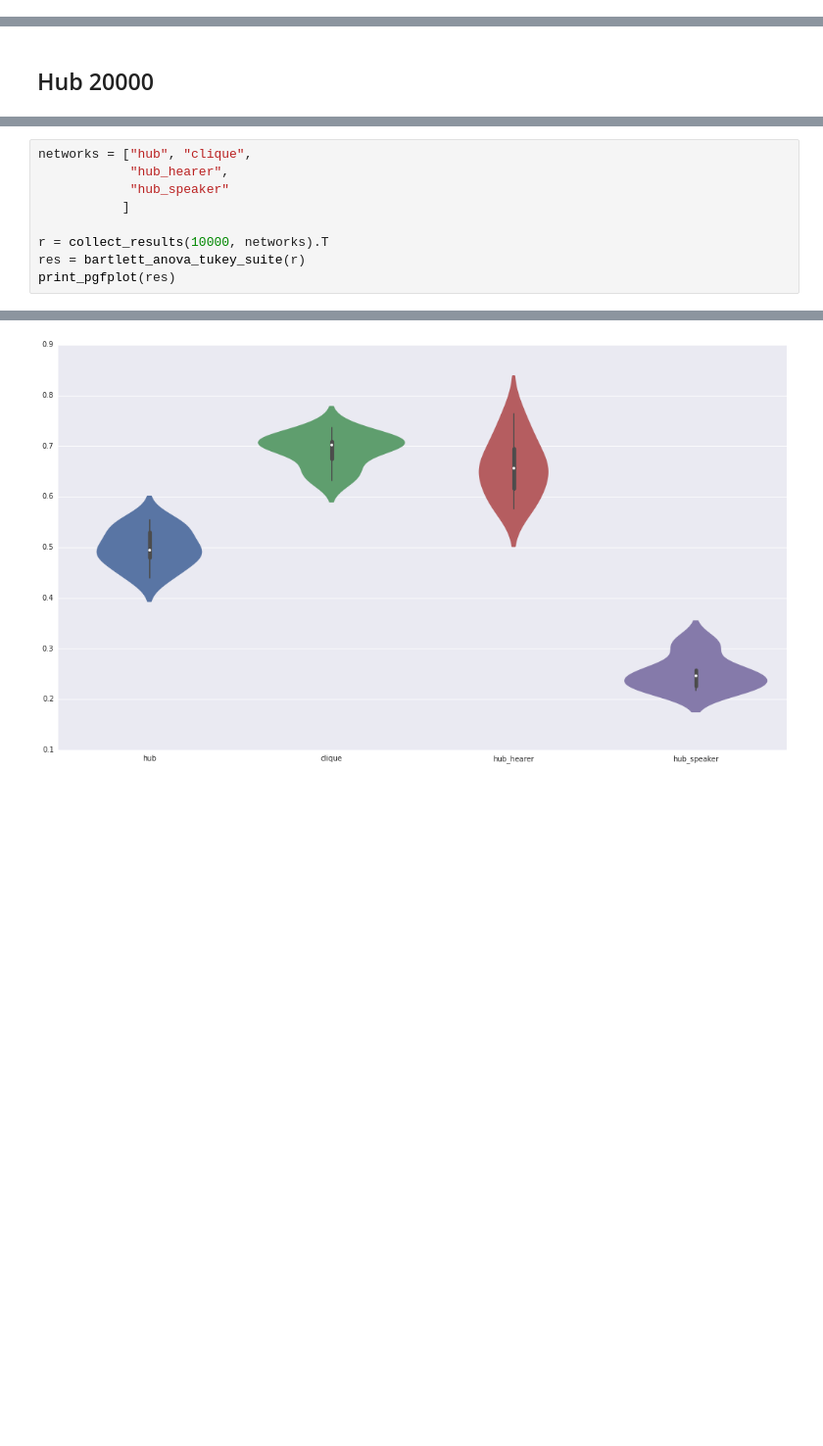
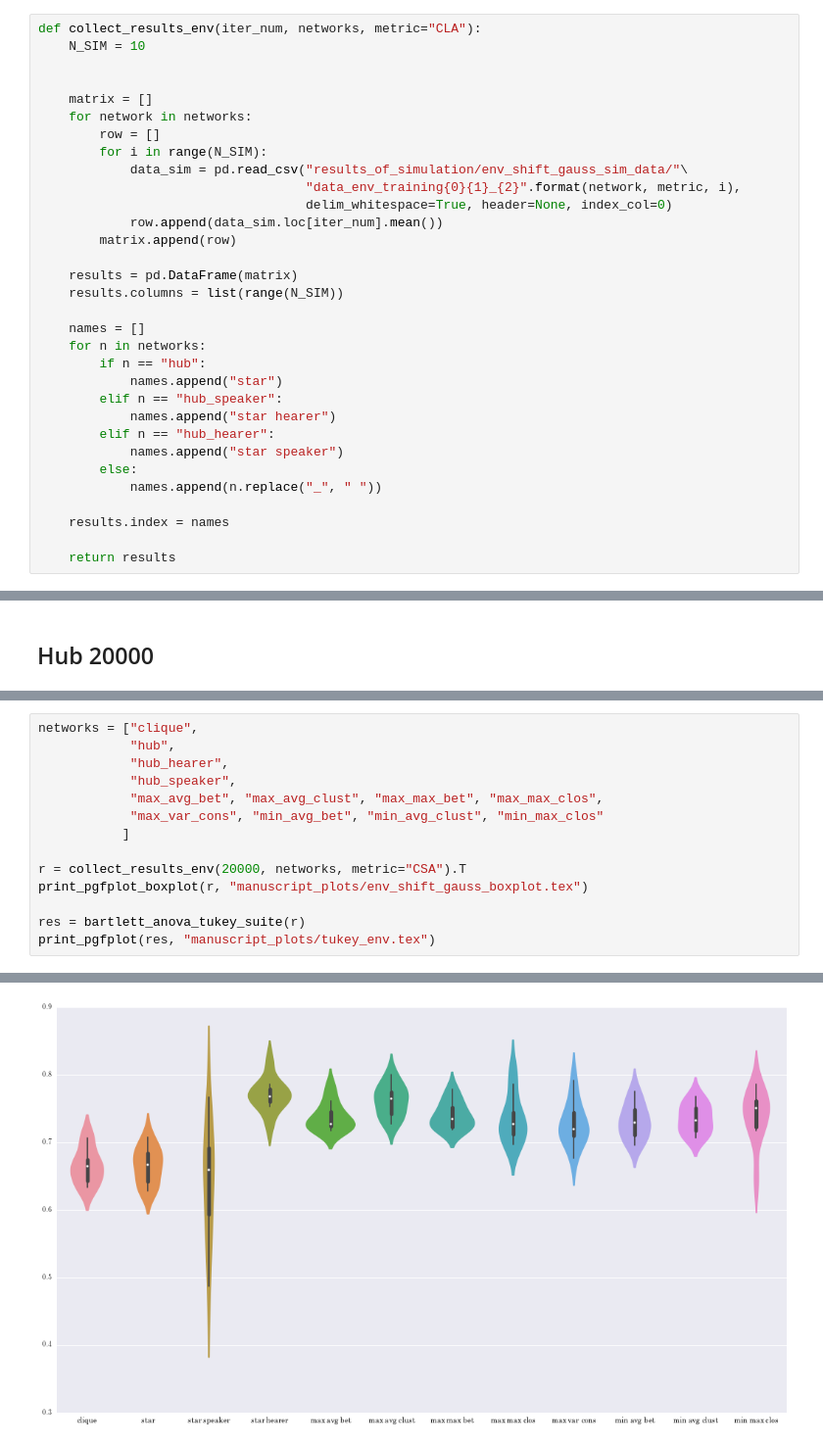
Before and after one commit to zubekj/cog-abm, a Jupyter notebook: statistical_analysis.ipynb, the cells around one changed output, grey strips where cells are left out. Shown at 98% size. Saved outputs shown, nothing was run; the diff lists cells and outputs as text; blank space fills up the shorter version.

```diff
--- a/statistical_analysis.ipynb
+++ b/statistical_analysis.ipynb
@@ -50,5 +131,37 @@ def collect_results(iter_num, networks, metric="CLA", ddir="shif_sim_data"):
 
     return results
+# %%
+def collect_results_env(iter_num, networks, metric="CLA"):
+    N_SIM = 10
+
+
+    matrix = []
+    for network in networks:
+        row = []
+        for i in range(N_SIM):
+            data_sim = pd.read_csv("results_of_simulation/env_shift_gauss_sim_data/"\
+                                   "data_env_training{0}{1}_{2}".format(network, metric, i),
+                                   delim_whitespace=True, header=None, index_col=0)
+            row.append(data_sim.loc[iter_num].mean())
+        matrix.append(row)
+
+    results = pd.DataFrame(matrix)
+    results.columns = list(range(N_SIM))
+
+    names = []
+    for n in networks:
+        if n == "hub":
+            names.append("star")
+        elif n == "hub_speaker":
+            names.append("star hearer")
+        elif n == "hub_hearer":
+            names.append("star speaker")
+        else:
+            names.append(n.replace("_", " "))
+
+    results.index = names
+
+    return results
 # %%
 def bartlett_anova_tukey_suite(r):
     plt.figure(figsize=(18,10))
@@ -221,10 +283,15 @@ yticklabels={hub, clique, hub hearer, hub speaker}
 # %%
-networks = ["hub", "clique",
+networks = ["clique",
+            "hub",
             "hub_hearer",
-            "hub_speaker"
+            "hub_speaker",
+            "max_avg_bet", "max_avg_clust", "max_max_bet", "max_max_clos",
+            "max_var_cons", "min_avg_bet", "min_avg_clust", "min_max_clos"
            ]
 
-r = collect_results(10000, networks).T
+r = collect_results_env(20000, networks, metric="CSA").T
+print_pgfplot_boxplot(r, "manuscript_plots/env_shift_gauss_boxplot.tex")
+
 res = bartlett_anova_tukey_suite(r)
-print_pgfplot(res)
+print_pgfplot(res, "manuscript_plots/tukey_env.tex")
 # %% [output]
@@ -262 +319 @@ yticklabels={hub, clique, hub hearer, hub speaker}
-[figure, old version]
+[figure, new version]
```
Also changed, not shown: parts of 11 cells of this notebook, 10 other files.
